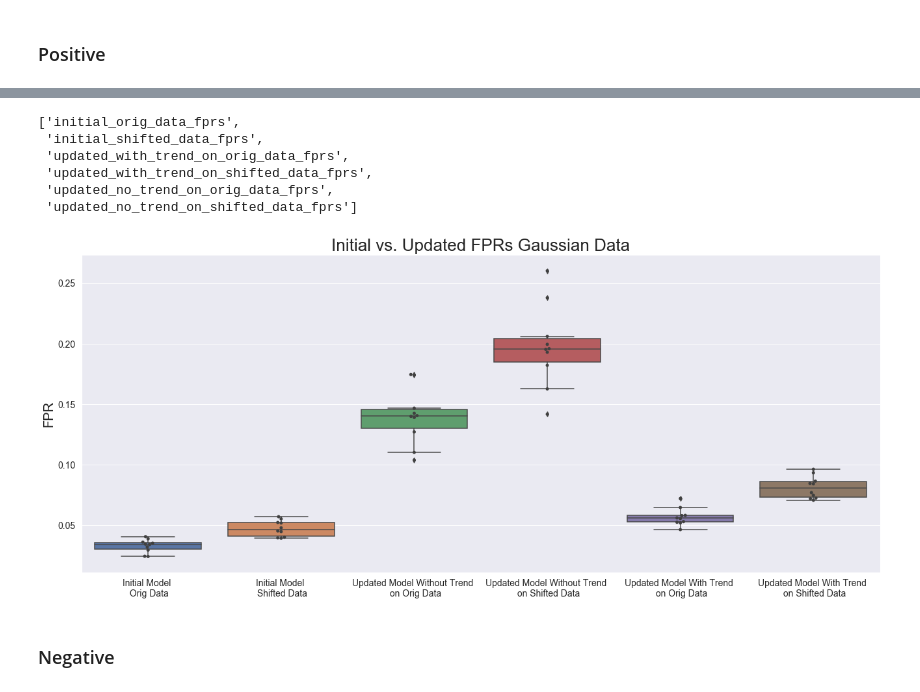
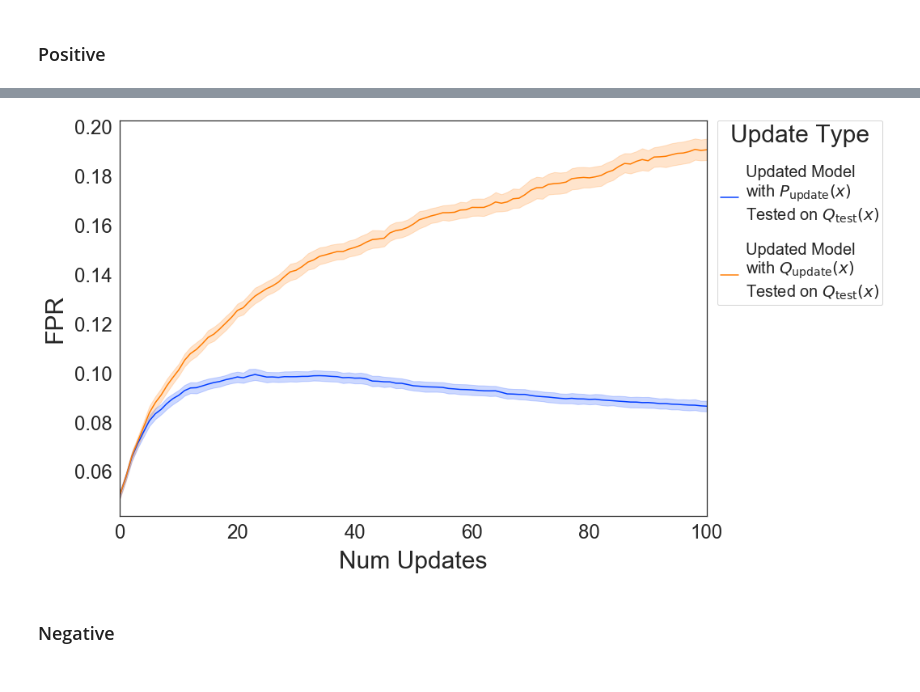
Before and after one commit to georgeadam/feedback_loops, a Jupyter notebook: changing_p_x.ipynb, the cells around one changed output, grey strips where cells are left out. Drawn from its saved outputs; the diff is of its cells as text; code cells hidden in the pictures.

```diff
--- a/changing_p_x.ipynb
+++ b/changing_p_x.ipynb
@@ -96,13 +142,14 @@ s1 = 1
 
 n_train = 10000
 n_update = 10000
-n_test = 10000
+n_test = 50000
 n_features = 1
 uniform_range = [-5, 5]
-seeds = 10
+seeds = 100
+num_updates = 100
 # %% [markdown]
 ### Positive
 # %%
 offset = 3.0
 # %%
-results = train_update_loop(n_train, n_update, n_test, m0, m1, s0, s1, n_features, uniform_range, offset, seeds)
+results_positive = train_update_loop_temporal(n_train, n_update, n_test, num_updates, m0, m1, s0, s1, n_features, uniform_range, offset, seeds)
@@ -109,9 +173,0 @@ results = train_update_loop(n_train, n_update, n_test, m0, m1, s0, s1, n_feature
-# %%
-list(results.keys())
-# %% [output]
-['initial_orig_data_fprs',
- 'initial_shifted_data_fprs',
- 'updated_with_trend_on_orig_data_fprs',
- 'updated_with_trend_on_shifted_data_fprs',
- 'updated_no_trend_on_orig_data_fprs',
- 'updated_no_trend_on_shifted_data_fprs']
@@ -120,15 +174,36 @@ data = results_to_dataframe(results)
-# %%
-fig = plt.figure(figsize=(22, 9))
-ax = fig.add_subplot(111)
-sns.boxplot(x="type", y="fpr", data=data, ax=ax)
-sns.swarmplot(x="type", y="fpr", data=data, color=".25", ax=ax)
-ax.set_xlabel("")
-ax.set_ylabel("FPR", size=20)
-ax.set_title("Initial vs. Updated FPRs Gaussian Data", size=26)
-ax.tick_params(axis='both', which='major', labelsize=14)
-ax.tick_params(axis='both', which='minor', labelsize=14)
-# %% [output]
-[figure, removed]
+# %%
+data_positive = results_to_dataframe_temporal(results_positive, "pos")
+# %%
+sns.set_style('white')
+# %%
+fig = plt.figure(figsize=(13,9))
+# fig.suptitle("FPR vs Num Updates (fixed batch size)", fontsize=24)
+
+ax = fig.add_subplot(111)
+
+
+g = sns.lineplot(x="num_updates", y="fpr", hue="type", legend="full", data=data_positive, ax=ax, palette="bright")
+
+ax.set_ylabel("FPR", fontsize=30, labelpad=10.0)
+ax.set_xlabel("Num Updates", fontsize=30, labelpad=10.0)
+
+ax.tick_params(axis='both', which='major', labelsize=24)
+ax.tick_params(axis='both', which='minor', labelsize=24)
+
+ax.set_xlim([0, num_updates])
+
+# legend = g.legend(loc='upper right',  ncol=1, bbox_to_anchor=(1.22, 1), borderaxespad=0., prop={'size':14})
+
+# plt.setp(legend.get_title(),fontsize='xx-small')
+
+legend = ax.legend(title="Update Type", title_fontsize=30, labels=labels, loc="upper right", bbox_to_anchor=(1.3, 1), borderaxespad=0., labelspacing=2.0)
+legend.texts[0].set_size(20)
+
+fig.show()
+# fig.savefig("figures/size_and_frequency/fpr_num_updates_temporal_gaussian.png", dpi=600)
+# fig.savefig("figures/size_and_frequency/fpr_num_updates_temporal_gaussian.pdf")
+# %% [output]
+[figure, added]
 # %% [markdown]
 ### Negative
 # %%
```
Also changed, not shown: parts of 14 cells of this notebook, 8 other files.
